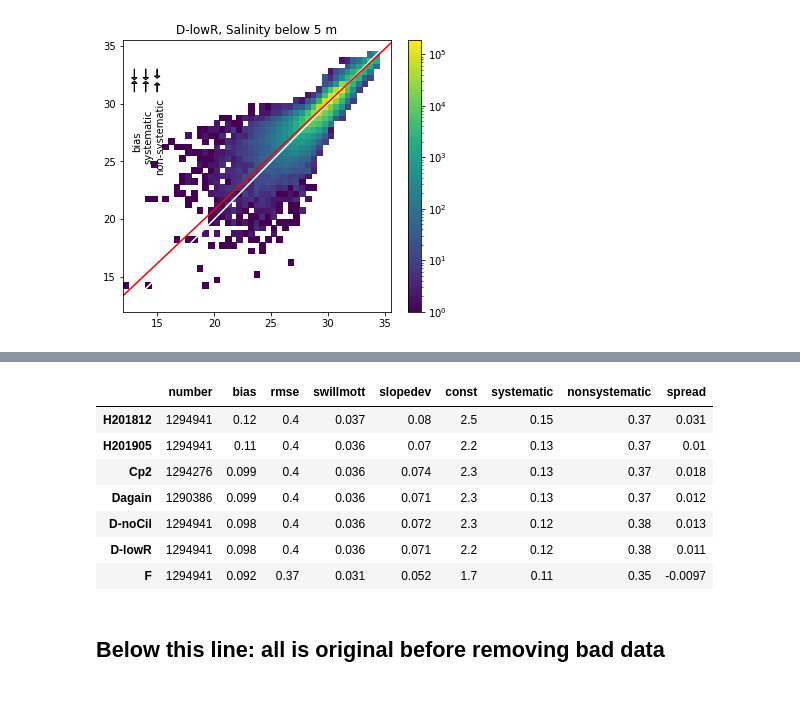
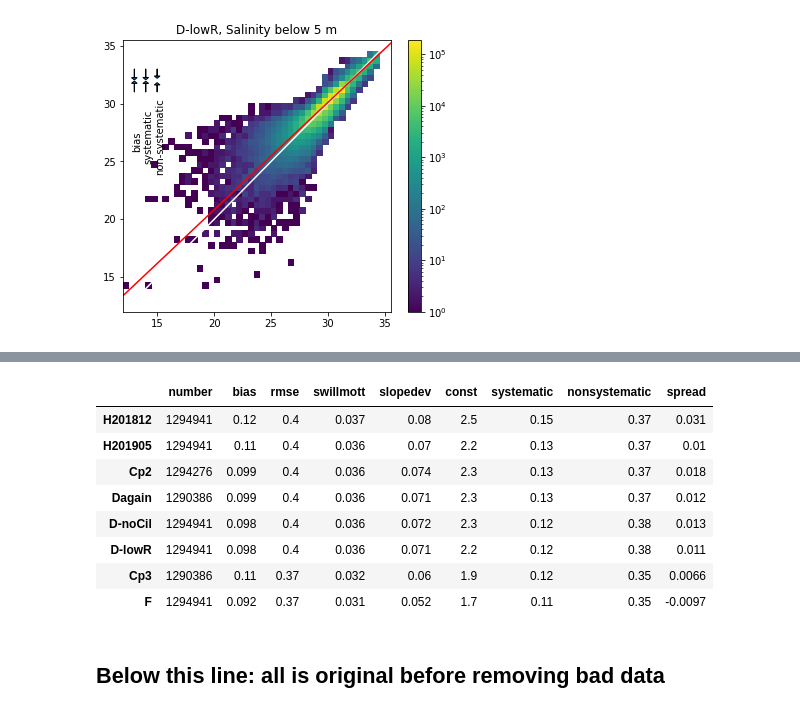
Before and after one commit to SalishSeaCast/analysis-susan, a Jupyter notebook: notebooks/PhysTuning/NonSurfaceSalinity.ipynb, the cells around one changed output, grey strips where cells are left out. Cells and saved outputs as stored; diff of their text form; code cells hidden in the pictures.

```diff
--- a/notebooks/PhysTuning/NonSurfaceSalinity.ipynb
+++ b/notebooks/PhysTuning/NonSurfaceSalinity.ipynb
@@ -293,3 +293,27 @@ DlowR.style.format(myformat)
 |  | number | bias | rmse | swillmott | slopedev | const | systematic | nonsystematic | spread |
 | D-lowR | 1294941 | 0.098 | 0.4 | 0.036 | 0.071 | 2.2 | 0.12 | 0.38 | 0.011 |
 [figure]
+# %%
+pieces = (#'/home//sallen/202007/202007C-p3/ObsModel_202007Cp3_TS_20150101-20150331.csv',
+         #'/home//sallen/202007/202007C-p3/ObsModel_202007Cp3_TS_20150401-20150630.csv',
+         #'/home//sallen/202007/202007C-p3/ObsModel_202007Cp3_TS_20150701-20150930.csv',
+         #'/home//sallen/202007/202007C-p3/ObsModel_202007Cp3_TS_20151001-20151231.csv',
+         '/home//sallen/202007/202007C-p3/ObsModel_202007Cp3_ctd_20160101_20161231.csv',
+          '/home//sallen/202007/202007C-p3/ObsModel_202007Cp3_ctd_20170101_20171231.csv',
+         '/home//sallen/202007/202007C-p3/ObsModel_202007Cp3_TSPUG_20150101-20151231.csv',
+         '/home//sallen/202007/202007C-p3/ObsModel_202007Cp3_pugts_20160101_20161231.csv',
+         '/home//sallen/202007/202007C-p3/ObsModel_202007Cp3_pugts_20170101_20171231.csv',
+         '/home//sallen/202007/202007C-p3/ObsModel_202007Cp3_psfts_20150101_20151231.csv',
+         '/home//sallen/202007/202007C-p3/ObsModel_202007Cp3_psfts_20160101_20161231.csv',
+         '/home//sallen/202007/202007C-p3/ObsModel_202007Cp3_psfts_20170101_20171231.csv',
+         '/home//sallen/202007/202007C-p3/ObsModel_202007Cp3_onc_20150101_20151231.csv',
+         '/home//sallen/202007/202007C-p3/ObsModel_202007Cp3_onc_20160101_20161231.csv',
+         '/home//sallen/202007/202007C-p3/ObsModel_202007Cp3_onc_20170101_20171231.csv')
+# %%
+temp1 = read_pieces(pieces)
+temp1['SA'] = temp1.SA.fillna(value=temp1['salinity (g/kg)'])
+#temp1['SA'] = temp1['salinity (g/kg)']
+temp1.drop(columns='Unnamed: 0', inplace=True)
+temp1.drop_duplicates(inplace=True)
+modCp3 = plot_and_stats(filter_bad_data(temp1), 'Cp3')
+modCp3.style.format(myformat)
@@ -296,5 +324,5 @@ DlowR.style.format(myformat)
 # %%
-pieces = ('/home/sallen/202007/202007F/ObsModel_202007F_ctd_20150101_20151231.csv',
+pieces = (#'/home/sallen/202007/202007F/ObsModel_202007F_ctd_20150101_20151231.csv',
          '/home/sallen/202007/202007F/ObsModel_202007F_pugts_20150101_20151231.csv',
          '/home/sallen/202007/202007F/ObsModel_202007F_ctd_20160101_20161231.csv',
          '/home/sallen/202007/202007F/ObsModel_202007F_pugts_20160101_20161231.csv',
@@ -336,17 +364,18 @@ def highlight_max_min(s):
             color.append('black')
     return ['color: %s' % color[i] for i in range(len(is_max))]
 # %%
-alltogether = pd.concat([d201812,d201905, dCp2, Dagain, DnoC, DlowR, modF], axis=0)
+alltogether = pd.concat([d201812,d201905, dCp2, Dagain, DnoC, DlowR, modCp3, modF], axis=0)
 foramt = "{:.2}"
 alltogether.style.format(myformat).apply(highlight_max_min)
 # %% [output]
 |  | number | bias | rmse | swillmott | slopedev | const | systematic | nonsystematic | spread |
 | H201812 | 1294941 | 0.12 | 0.4 | 0.037 | 0.08 | 2.5 | 0.15 | 0.37 | 0.031 |
 | H201905 | 1294941 | 0.11 | 0.4 | 0.036 | 0.07 | 2.2 | 0.13 | 0.37 | 0.01 |
 | Cp2 | 1294276 | 0.099 | 0.4 | 0.036 | 0.074 | 2.3 | 0.13 | 0.37 | 0.018 |
 | Dagain | 1290386 | 0.099 | 0.4 | 0.036 | 0.071 | 2.3 | 0.13 | 0.37 | 0.012 |
 | D-noCil | 1294941 | 0.098 | 0.4 | 0.036 | 0.072 | 2.3 | 0.12 | 0.38 | 0.013 |
 | D-lowR | 1294941 | 0.098 | 0.4 | 0.036 | 0.071 | 2.2 | 0.12 | 0.38 | 0.011 |
+| Cp3 | 1290386 | 0.11 | 0.37 | 0.032 | 0.06 | 1.9 | 0.12 | 0.35 | 0.0066 |
 | F | 1294941 | 0.092 | 0.37 | 0.031 | 0.052 | 1.7 | 0.11 | 0.35 | -0.0097 |
 # %% [markdown]
 ## Below this line: all is original before removing bad data
```
Also changed, not shown: parts of 2 cells of this notebook, 1 other file.
